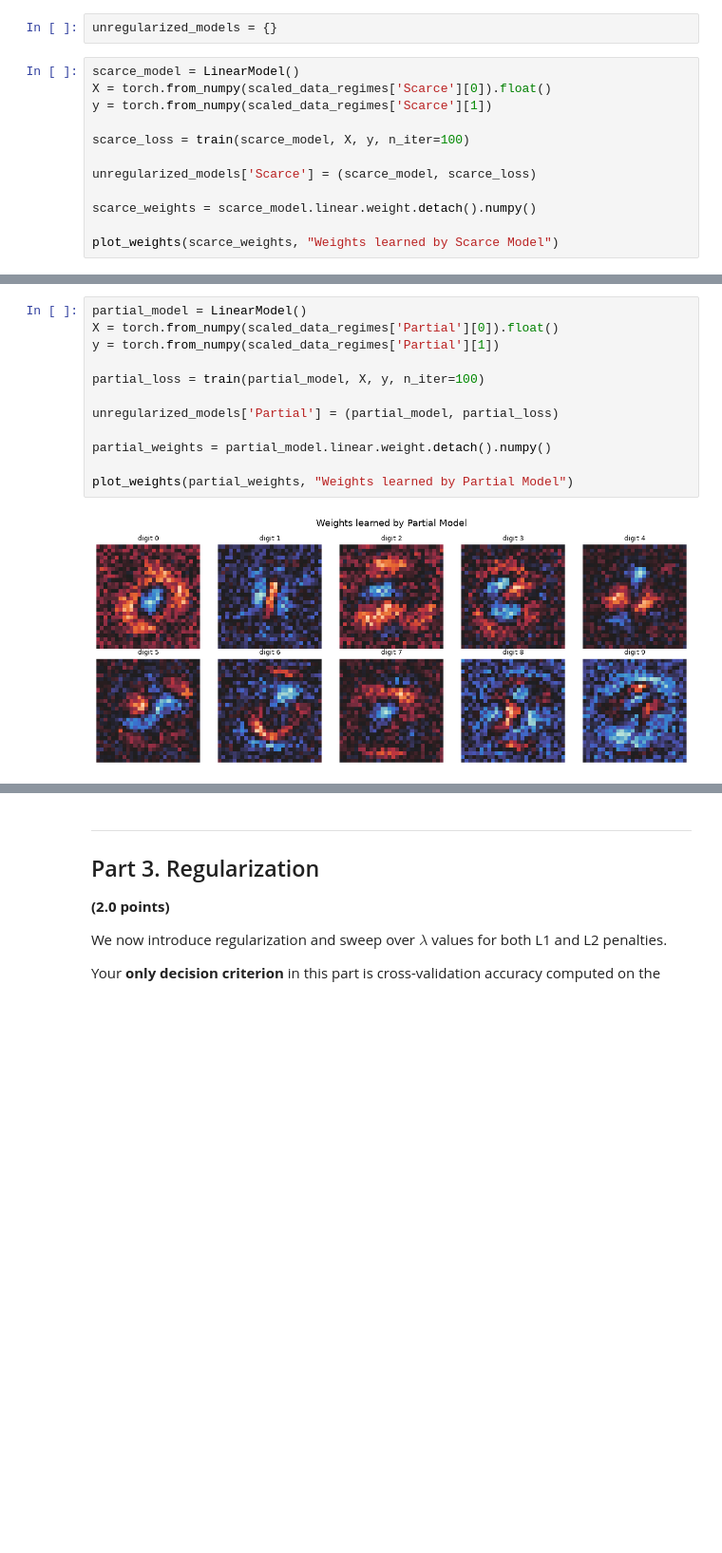
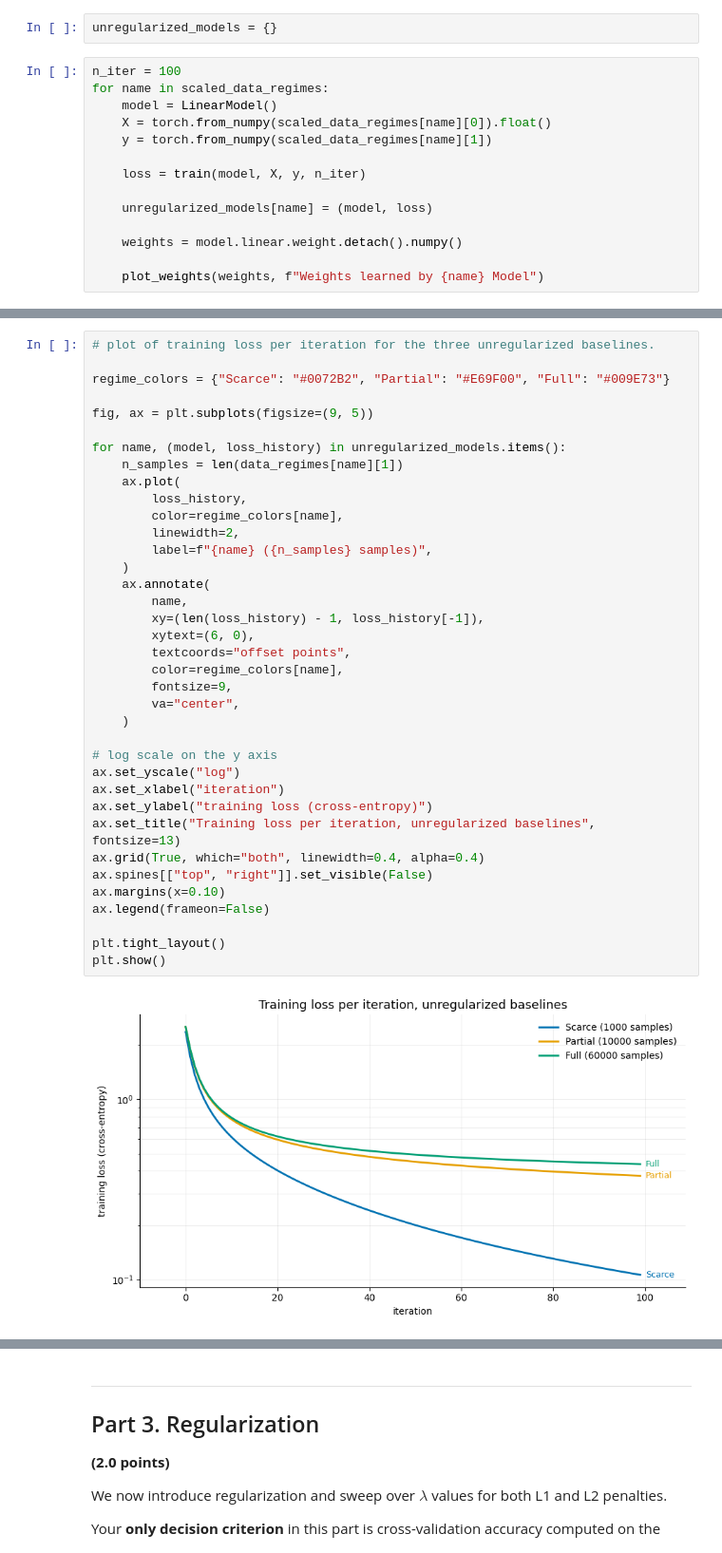
Before and after one commit to cazarimh/machine-learning, a Jupyter notebook: assignment-2/mc886_2s2026_assignment_2.ipynb, the cells around one changed output, grey strips where cells are left out. Shown at 95% size. Saved outputs shown, nothing was run; the diff lists cells and outputs as text; blank space fills up the shorter version.

```diff
--- a/assignment-2/mc886_2s2026_assignment_2.ipynb
+++ b/assignment-2/mc886_2s2026_assignment_2.ipynb
@@ -415,15 +415,17 @@ def plot_weights(weights: NDArray[np.float32], title: str) -> None:
 # %%
 unregularized_models = {}
 # %%
-scarce_model = LinearModel()
-X = torch.from_numpy(scaled_data_regimes['Scarce'][0]).float()
-y = torch.from_numpy(scaled_data_regimes['Scarce'][1])
+n_iter = 100
+for name in scaled_data_regimes:
+	model = LinearModel()
+	X = torch.from_numpy(scaled_data_regimes[name][0]).float()
+	y = torch.from_numpy(scaled_data_regimes[name][1])
 
-scarce_loss = train(scarce_model, X, y, n_iter=100)
+	loss = train(model, X, y, n_iter)
 
-unregularized_models['Scarce'] = (scarce_model, scarce_loss)
+	unregularized_models[name] = (model, loss)
 
-scarce_weights = scarce_model.linear.weight.detach().numpy()
+	weights = model.linear.weight.detach().numpy()
 
-plot_weights(scarce_weights, "Weights learned by Scarce Model")
+	plot_weights(weights, f"Weights learned by {name} Model")
 # %% [output]
@@ -431,14 +435,39 @@ plot_weights(scarce_weights, "Weights learned by Scarce Model")
 # %%
-partial_model = LinearModel()
-X = torch.from_numpy(scaled_data_regimes['Partial'][0]).float()
-y = torch.from_numpy(scaled_data_regimes['Partial'][1])
+# plot of training loss per iteration for the three unregularized baselines.
 
-partial_loss = train(partial_model, X, y, n_iter=100)
+regime_colors = {"Scarce": "#0072B2", "Partial": "#E69F00", "Full": "#009E73"}
 
-unregularized_models['Partial'] = (partial_model, partial_loss)
+fig, ax = plt.subplots(figsize=(9, 5))
 
-partial_weights = partial_model.linear.weight.detach().numpy()
+for name, (model, loss_history) in unregularized_models.items():
+	n_samples = len(data_regimes[name][1])
+	ax.plot(
+		loss_history,
+		color=regime_colors[name],
+		linewidth=2,
+		label=f"{name} ({n_samples} samples)",
+	)
+	ax.annotate(
+		name,
+		xy=(len(loss_history) - 1, loss_history[-1]),
+		xytext=(6, 0),
+		textcoords="offset points",
+		color=regime_colors[name],
+		fontsize=9,
+		va="center",
+	)
 
-plot_weights(partial_weights, "Weights learned by Partial Model")
+# log scale on the y axis
+ax.set_yscale("log")
+ax.set_xlabel("iteration")
+ax.set_ylabel("training loss (cross-entropy)")
+ax.set_title("Training loss per iteration, unregularized baselines", fontsize=13)
+ax.grid(True, which="both", linewidth=0.4, alpha=0.4)
+ax.spines[["top", "right"]].set_visible(False)
+ax.margins(x=0.10)
+ax.legend(frameon=False)
+
+plt.tight_layout()
+plt.show()
 # %% [output]
-[figure, old version]
+[figure, new version]
```
Also changed, not shown: parts of 25 cells of this notebook.
